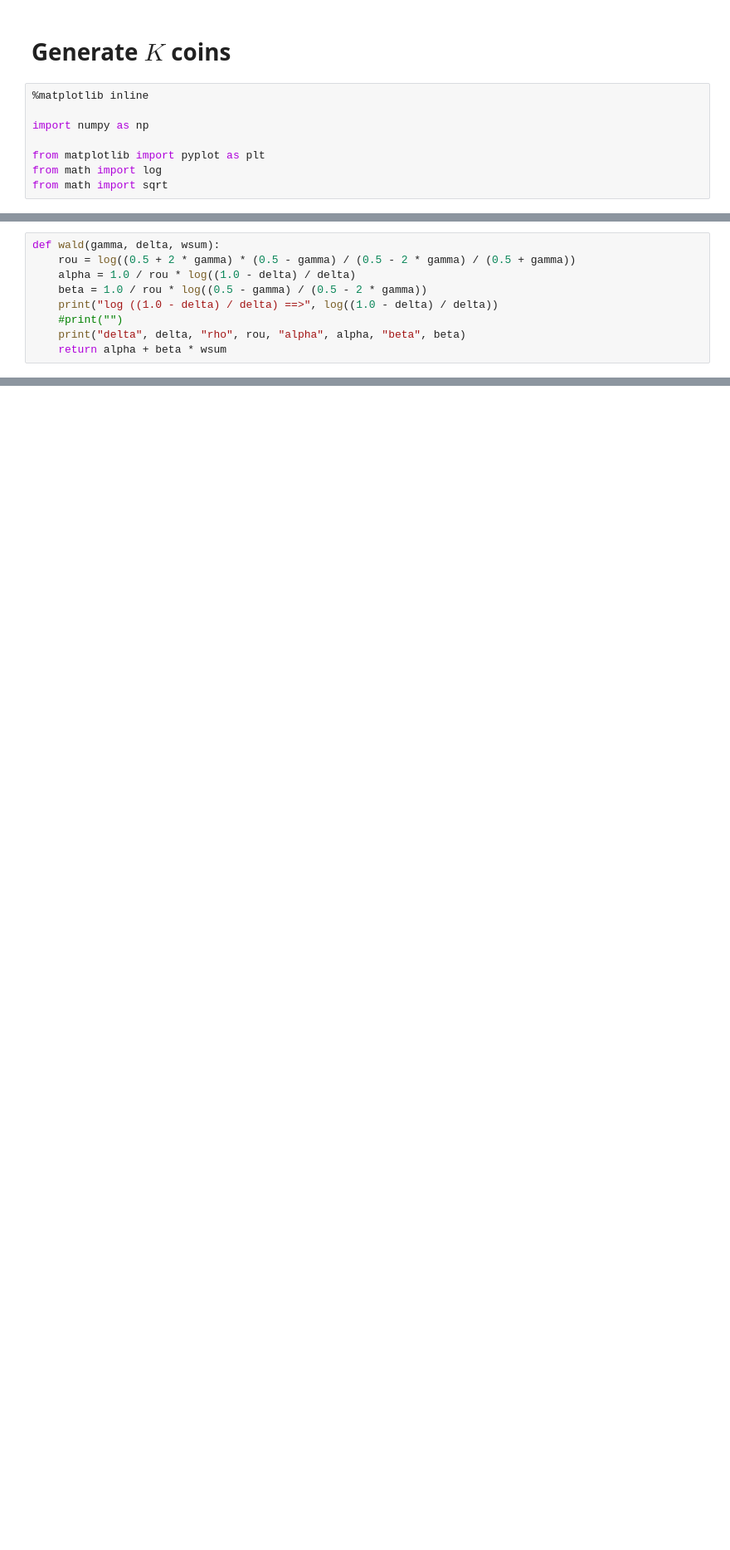
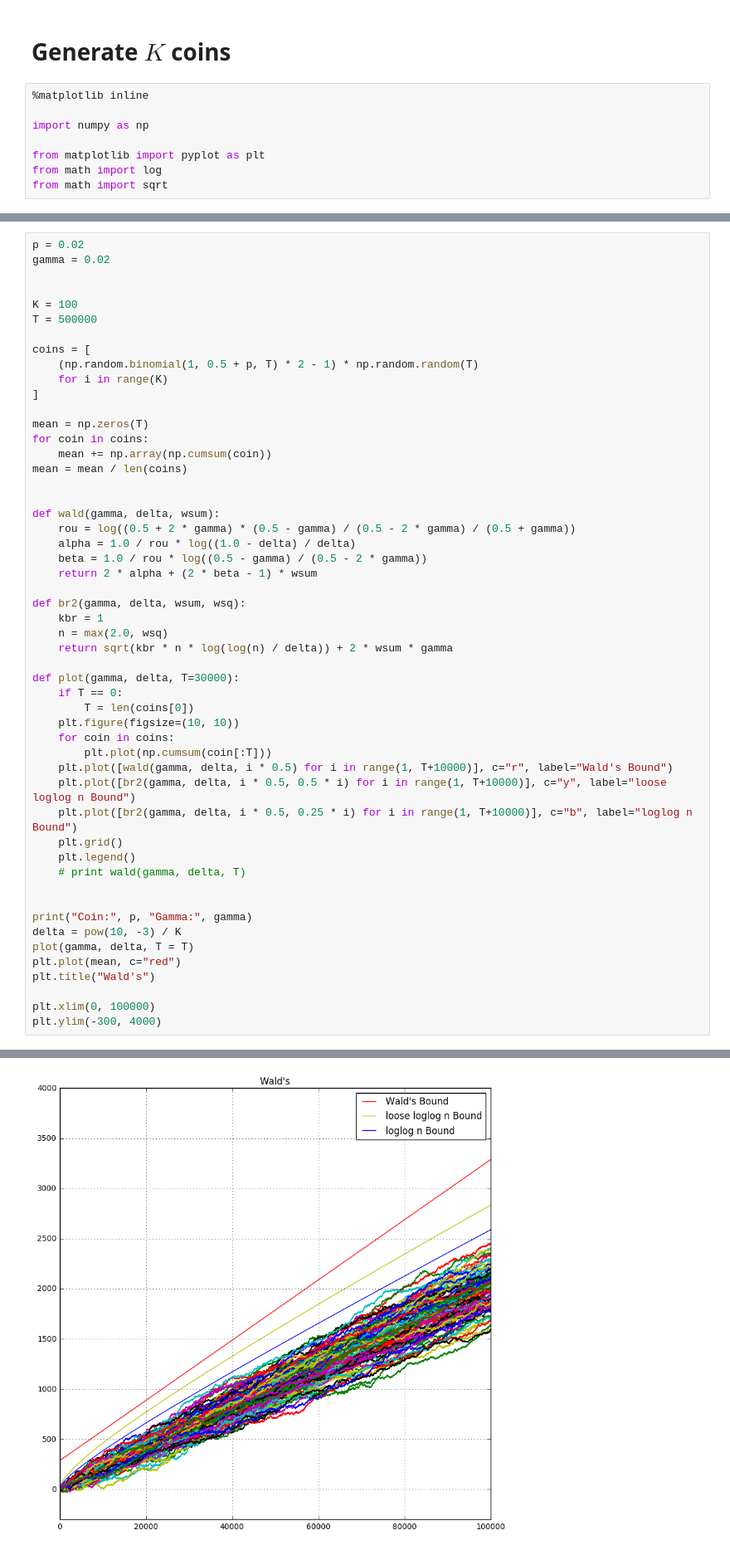
Before and after one commit to arapat/early-stop-synthetic, a Jupyter notebook: synthetic test.ipynb, the cells around one changed output, grey strips where cells are left out. Shown at 83% size. Saved outputs shown, nothing was run; the diff lists cells and outputs as text; blank space fills up the shorter version.

```diff
--- a/synthetic test.ipynb
+++ b/synthetic test.ipynb
@@ -65,12 +65,3 @@ plt.title("Wald's")
 ('Coin:', 0.02, 'Gamma:', 0.02)
 <matplotlib.text.Text at 0x...>
 [figure]
-# %%
-def wald(gamma, delta, wsum):
-    rou = log((0.5 + 2 * gamma) * (0.5 - gamma) / (0.5 - 2 * gamma) / (0.5 + gamma))
-    alpha = 1.0 / rou * log((1.0 - delta) / delta)
-    beta = 1.0 / rou * log((0.5 - gamma) / (0.5 - 2 * gamma))
-    print("log ((1.0 - delta) / delta) ==>", log((1.0 - delta) / delta))
-    #print("")
-    print("delta", delta, "rho", rou, "alpha", alpha, "beta", beta)
-    return alpha + beta * wsum
@@ -125,0 +118,53 @@ Coin: 0.01 Gamma: 0.0
+# %%
+p = 0.02
+gamma = 0.02
+
+
+K = 100
+T = 500000
+
+coins = [
+    (np.random.binomial(1, 0.5 + p, T) * 2 - 1) * np.random.random(T)
+    for i in range(K)
+]
+
+mean = np.zeros(T)
+for coin in coins:
+    mean += np.array(np.cumsum(coin))
+mean = mean / len(coins)
+
+
+def wald(gamma, delta, wsum):
+    rou = log((0.5 + 2 * gamma) * (0.5 - gamma) / (0.5 - 2 * gamma) / (0.5 + gamma))
+    alpha = 1.0 / rou * log((1.0 - delta) / delta)
+    beta = 1.0 / rou * log((0.5 - gamma) / (0.5 - 2 * gamma))
+    return 2 * alpha + (2 * beta - 1) * wsum
+
+def br2(gamma, delta, wsum, wsq):
+    kbr = 1
+    n = max(2.0, wsq)
+    return sqrt(kbr * n * log(log(n) / delta)) + 2 * wsum * gamma
+
+def plot(gamma, delta, T=30000):
+    if T == 0:
+        T = len(coins[0])
+    plt.figure(figsize=(10, 10))
+    for coin in coins:
+        plt.plot(np.cumsum(coin[:T]))
+    plt.plot([wald(gamma, delta, i * 0.5) for i in range(1, T+10000)], c="r", label="Wald's Bound")
+    plt.plot([br2(gamma, delta, i * 0.5, 0.5 * i) for i in range(1, T+10000)], c="y", label="loose loglog n Bound")
+    plt.plot([br2(gamma, delta, i * 0.5, 0.25 * i) for i in range(1, T+10000)], c="b", label="loglog n Bound")
+    plt.grid()
+    plt.legend()
+    # print wald(gamma, delta, T)
+
+
+print("Coin:", p, "Gamma:", gamma)
+delta = pow(10, -3) / K
+plot(gamma, delta, T = T)
+plt.plot(mean, c="red")
+plt.title("Wald's")
+
+plt.xlim(0, 100000)
+plt.ylim(-300, 4000)
+# %% [output]
@@ -125,0 +173 @@ Coin: 0.01 Gamma: 0.0
+[figure, added]
```
Also changed, not shown: parts of 8 cells of this notebook.
